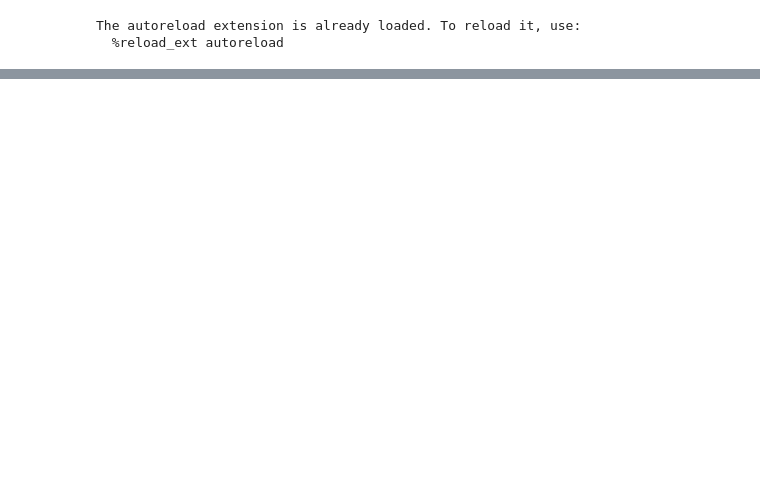
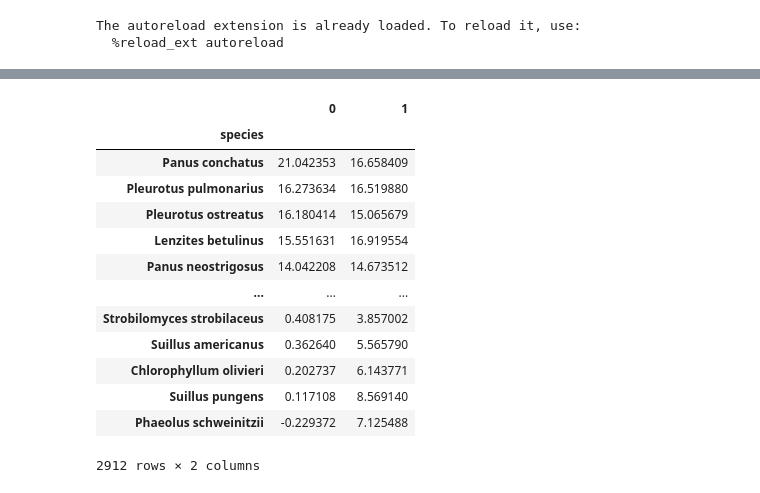
Before and after one commit to fungid-app/fungid-api, a Jupyter notebook: combined.ipynb, the cells around one changed output, grey strips where cells are left out. Cells and saved outputs as stored; diff of their text form; code cells hidden in the pictures; blank space fills up the shorter version.

```diff
--- a/combined.ipynb
+++ b/combined.ipynb
@@ -128,0 +165,17 @@ Name: 9824658, dtype: object
+# %%
+img_df.sort_values(by="0", ascending=False)
+# %% [output]
+|  | 0 | 1 |
+| species |  |  |
+| Panus conchatus | 21.042353 | 16.658409 |
+| Pleurotus pulmonarius | 16.273634 | 16.519880 |
+| Pleurotus ostreatus | 16.180414 | 15.065679 |
+| Lenzites betulinus | 15.551631 | 16.919554 |
+| Panus neostrigosus | 14.042208 | 14.673512 |
+| ... | ... | ... |
+| Strobilomyces strobilaceus | 0.408175 | 3.857002 |
+| Suillus americanus | 0.362640 | 5.565790 |
+| Chlorophyllum olivieri | 0.202737 | 6.143771 |
+| Suillus pungens | 0.117108 | 8.569140 |
+| Phaeolus schweinitzii | -0.229372 | 7.125488 |
+2912 rows × 2 columns
```
Also changed, not shown: parts of 8 cells of this notebook, 7 other files.
